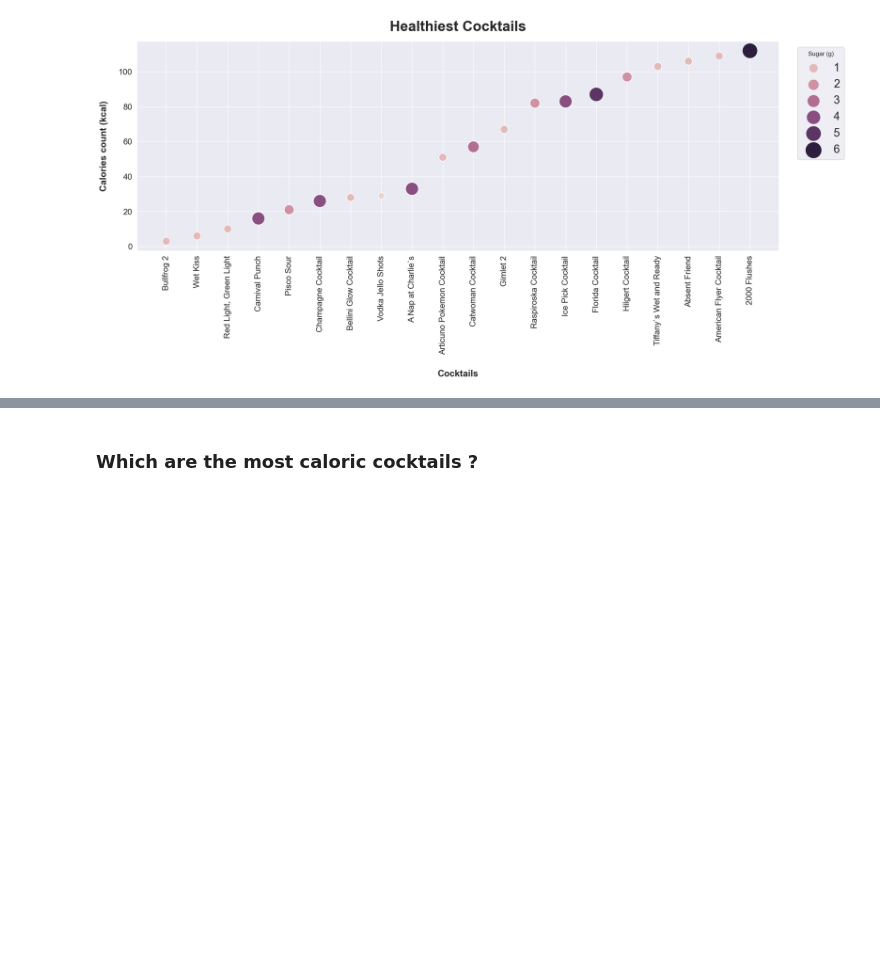
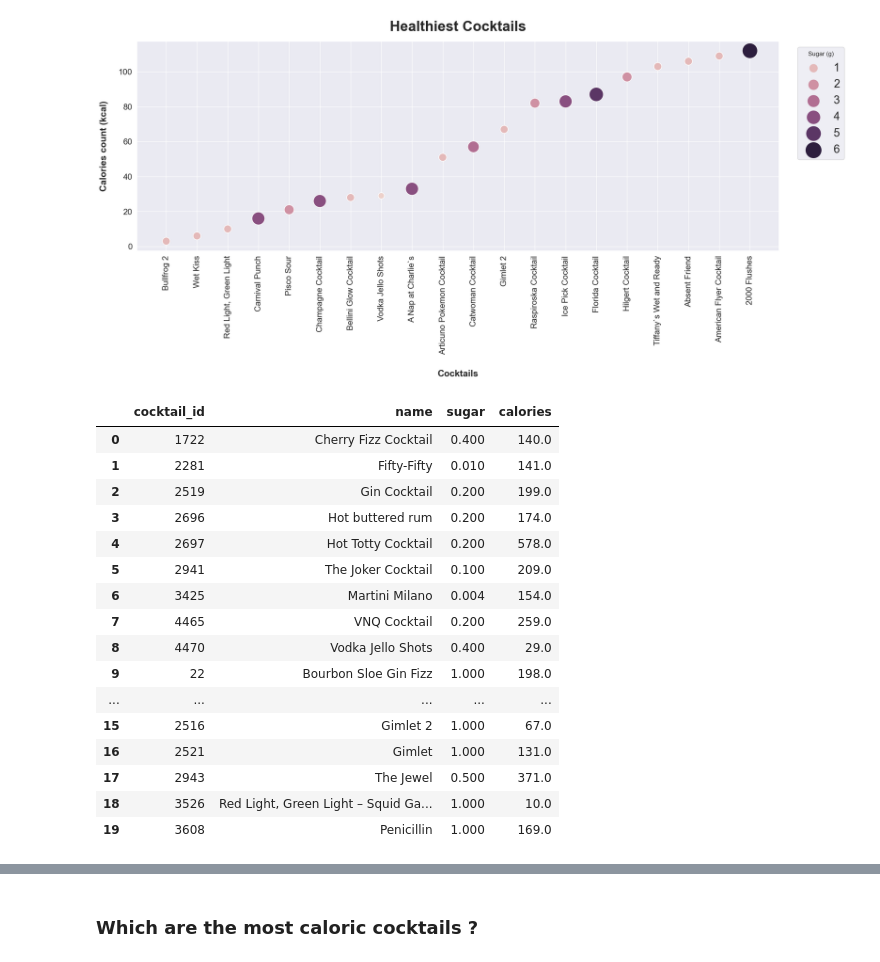
Before and after one commit to Lucien-Stephane-Ld/certification-project-DAFT410, a Jupyter notebook: data_visualization.ipynb, the cells around one changed output, grey strips where cells are left out. Drawn from its saved outputs; the diff is of its cells as text; code cells hidden in the pictures; blank space fills up the shorter version.

```diff
--- a/data_visualization.ipynb
+++ b/data_visualization.ipynb
@@ -81,0 +103,20 @@ plt.show()
+# %%
+top20_healthy_2.head(20)
+# %% [output]
+|  | cocktail_id | name | sugar | calories |
+| 0 | 1722 | Cherry Fizz Cocktail | 0.400 | 140.0 |
+| 1 | 2281 | Fifty-Fifty | 0.010 | 141.0 |
+| 2 | 2519 | Gin Cocktail | 0.200 | 199.0 |
+| 3 | 2696 | Hot buttered rum | 0.200 | 174.0 |
+| 4 | 2697 | Hot Totty Cocktail | 0.200 | 578.0 |
+| 5 | 2941 | The Joker Cocktail | 0.100 | 209.0 |
+| 6 | 3425 | Martini Milano | 0.004 | 154.0 |
+| 7 | 4465 | VNQ Cocktail | 0.200 | 259.0 |
+| 8 | 4470 | Vodka Jello Shots | 0.400 | 29.0 |
+| 9 | 22 | Bourbon Sloe Gin Fizz | 1.000 | 198.0 |
+| ... | ... | ... | ... | ... |
+| 15 | 2516 | Gimlet 2 | 1.000 | 67.0 |
+| 16 | 2521 | Gimlet | 1.000 | 131.0 |
+| 17 | 2943 | The Jewel | 0.500 | 371.0 |
+| 18 | 3526 | Red Light, Green Light – Squid Ga... | 1.000 | 10.0 |
+| 19 | 3608 | Penicillin | 1.000 | 169.0 |
```
Also changed, not shown: parts of 6 cells of this notebook, 10 other files.
